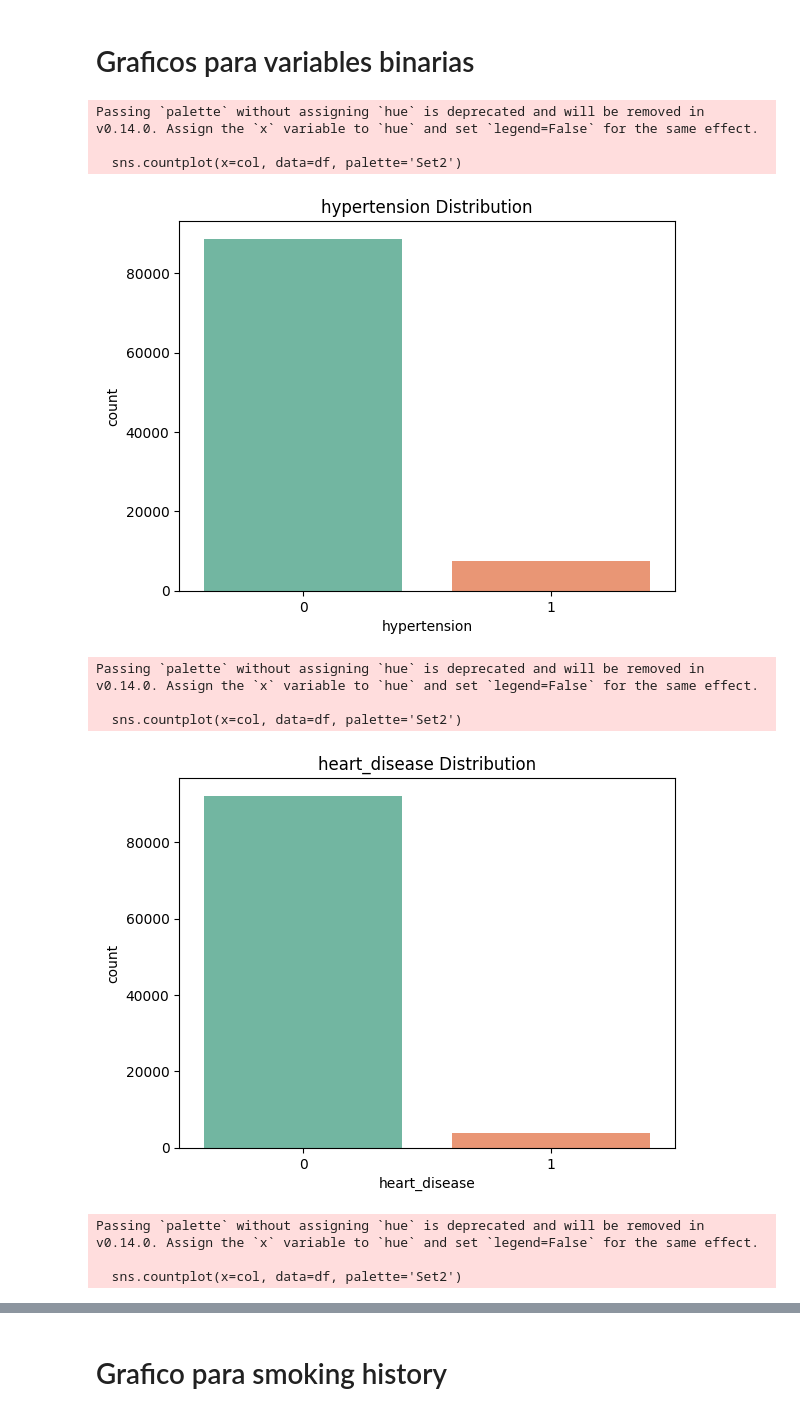
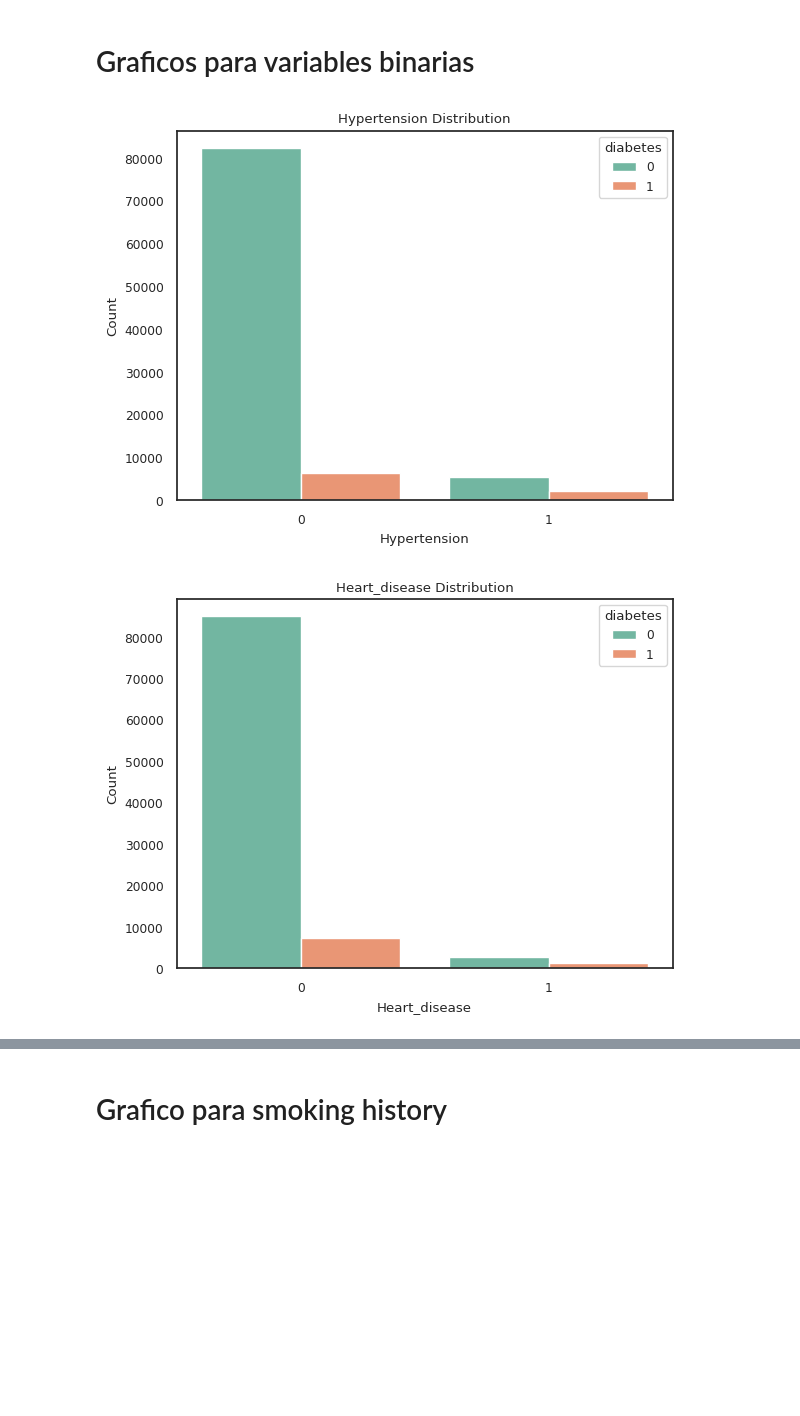
Before and after one commit to rosanahjk/testPublico, a Jupyter notebook: Desafío_Final_Python.ipynb, the cells around one changed output, grey strips where cells are left out. Saved outputs shown, nothing was run; the diff lists cells and outputs as text; code cells hidden in the pictures; blank space fills up the shorter version.

```diff
--- a/Desafío_Final_Python.ipynb
+++ b/Desafío_Final_Python.ipynb
@@ -210,19 +222,13 @@ https://gist.github.com/mwaskom/de44147ed2974457ad6372750bbe5751
 # %% [markdown]
 # Graficos para variables binarias
 # %%
-for col in ['hypertension','heart_disease','diabetes']:
-  sns.countplot(x=col, data=df, palette='Set2')
-  plt.title(f'{col} Distribution')
-  plt.show()
+# Iterar sobre las columnas seleccionadas y crear gráficos de barras
+for col in ['hypertension', 'heart_disease']:
+    sns.countplot(x=col, data=df, hue='diabetes', palette='Set2')
+    plt.title(f'{col.capitalize()} Distribution')  # Título con nombre de la variable
+    plt.xlabel(col.capitalize())  # Etiqueta del eje X con la variable correspondiente
+    plt.ylabel('Count')  # Etiqueta del eje Y
+    plt.show()
 # %% [output]
-Passing `palette` without assigning `hue` is deprecated and will be removed in v0.14.0. Assign the `x` variable to `hue` and set `legend=False` for the same effect.
-
-  sns.countplot(x=col, data=df, palette='Set2')
-[figure, old version]
+[figure, new version]
-Passing `palette` without assigning `hue` is deprecated and will be removed in v0.14.0. Assign the `x` variable to `hue` and set `legend=False` for the same effect.
-
-  sns.countplot(x=col, data=df, palette='Set2')
-[figure, old version]
+[figure, new version]
-Passing `palette` without assigning `hue` is deprecated and will be removed in v0.14.0. Assign the `x` variable to `hue` and set `legend=False` for the same effect.
-
-  sns.countplot(x=col, data=df, palette='Set2')
```
Also changed, not shown: parts of 36 cells of this notebook.
